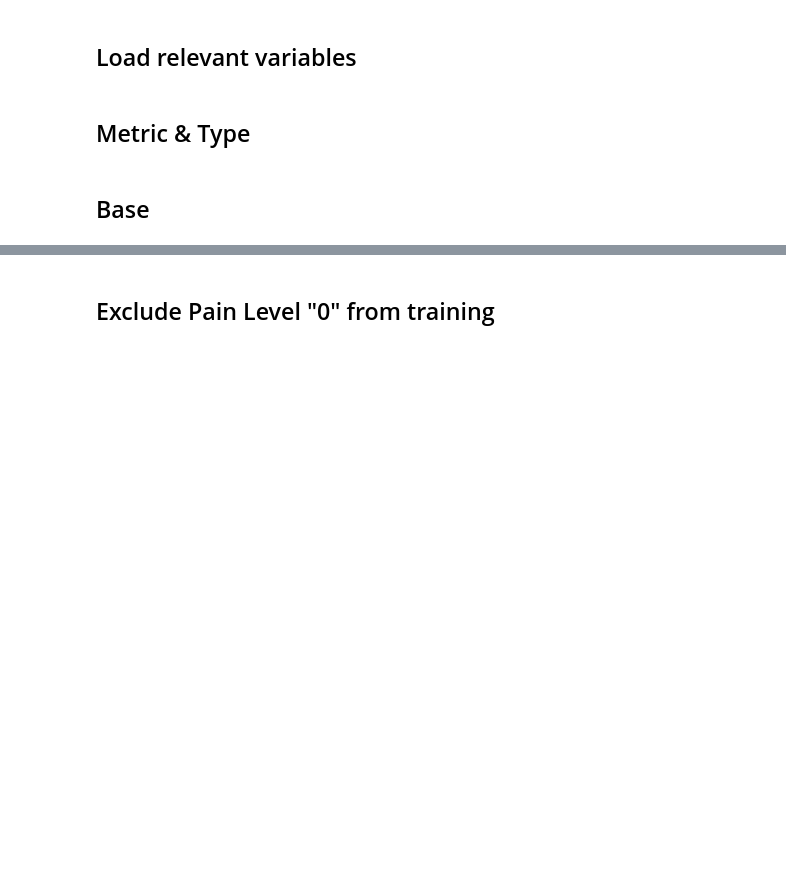
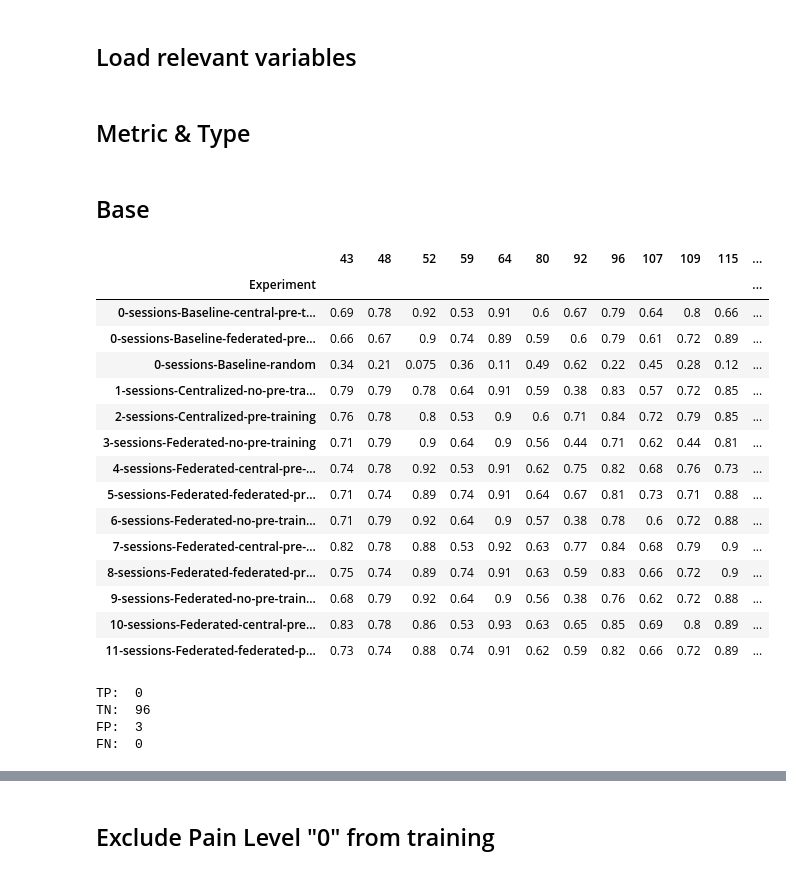
Before and after one commit to ntobis/federated-machine-learning, a Jupyter notebook: Notebooks/Table Preparation.ipynb, the cells around one changed output, grey strips where cells are left out. Cells and saved outputs as stored; diff of their text form; code cells hidden in the pictures; blank space fills up the shorter version.

```diff
--- a/Notebooks/Table Preparation.ipynb
+++ b/Notebooks/Table Preparation.ipynb
@@ -15,7 +15,7 @@ DATA = os.path.join(module_path, 'Data', 'Augmented Data')
 # %% [markdown]
 ## Load relevant variables
 # %%
-pd.options.display.float_format = '{:,.1}'.format
+pd.options.display.float_format = '{:,.2f}'.format
 # %%
 pivot = dL.create_pivot(os.path.join(DATA, 'group_2'), 'Session', 'Person', 'Session')
 subjects = dL.create_pain_df(os.path.join(DATA, 'group_2'))['Person'].unique()
@@ -28,3 +28,24 @@ metric = 'accuracy'
 view_by = 'person'
 # %% [markdown]
 ## Base
+# %%
+EXPERIMENT = os.path.join(RESULTS, 'Original', '123 - Seed 123')
+results['Base'] = rE.results_table(EXPERIMENT, metric, view_by, subjects, pivot)
+results['Base']
+# %% [output]
+|  | 43 | 48 | 52 | 59 | 64 | 80 | 92 | 96 | 107 | 109 | 115 | ... |
+| Experiment |  |  |  |  |  |  |  |  |  |  |  | ... |
+| 0-sessions-Baseline-central-pre-t... | 0.69 | 0.78 | 0.92 | 0.53 | 0.91 | 0.6 | 0.67 | 0.79 | 0.64 | 0.8 | 0.66 | ... |
+| 0-sessions-Baseline-federated-pre... | 0.66 | 0.67 | 0.9 | 0.74 | 0.89 | 0.59 | 0.6 | 0.79 | 0.61 | 0.72 | 0.89 | ... |
+| 0-sessions-Baseline-random | 0.34 | 0.21 | 0.075 | 0.36 | 0.11 | 0.49 | 0.62 | 0.22 | 0.45 | 0.28 | 0.12 | ... |
+| 1-sessions-Centralized-no-pre-tra... | 0.79 | 0.79 | 0.78 | 0.64 | 0.91 | 0.59 | 0.38 | 0.83 | 0.57 | 0.72 | 0.85 | ... |
+| 2-sessions-Centralized-pre-training | 0.76 | 0.78 | 0.8 | 0.53 | 0.9 | 0.6 | 0.71 | 0.84 | 0.72 | 0.79 | 0.85 | ... |
+| 3-sessions-Federated-no-pre-training | 0.71 | 0.79 | 0.9 | 0.64 | 0.9 | 0.56 | 0.44 | 0.71 | 0.62 | 0.44 | 0.81 | ... |
+| 4-sessions-Federated-central-pre-... | 0.74 | 0.78 | 0.92 | 0.53 | 0.91 | 0.62 | 0.75 | 0.82 | 0.68 | 0.76 | 0.73 | ... |
+| 5-sessions-Federated-federated-pr... | 0.71 | 0.74 | 0.89 | 0.74 | 0.91 | 0.64 | 0.67 | 0.81 | 0.73 | 0.71 | 0.88 | ... |
+| 6-sessions-Federated-no-pre-train... | 0.71 | 0.79 | 0.92 | 0.64 | 0.9 | 0.57 | 0.38 | 0.78 | 0.6 | 0.72 | 0.88 | ... |
+| 7-sessions-Federated-central-pre-... | 0.82 | 0.78 | 0.88 | 0.53 | 0.92 | 0.63 | 0.77 | 0.84 | 0.68 | 0.79 | 0.9 | ... |
+| 8-sessions-Federated-federated-pr... | 0.75 | 0.74 | 0.89 | 0.74 | 0.91 | 0.63 | 0.59 | 0.83 | 0.66 | 0.72 | 0.9 | ... |
+| 9-sessions-Federated-no-pre-train... | 0.68 | 0.79 | 0.92 | 0.64 | 0.9 | 0.56 | 0.38 | 0.76 | 0.62 | 0.72 | 0.88 | ... |
+| 10-sessions-Federated-central-pre... | 0.83 | 0.78 | 0.86 | 0.53 | 0.93 | 0.63 | 0.65 | 0.85 | 0.69 | 0.8 | 0.89 | ... |
+| 11-sessions-Federated-federated-p... | 0.73 | 0.74 | 0.88 | 0.74 | 0.91 | 0.62 | 0.59 | 0.82 | 0.66 | 0.72 | 0.89 | ... |
@@ -30,0 +61,11 @@ view_by = 'person'
+# %%
+df_filter = df[(df['Seed'] == 123) & (df['Subject ID'] == 43) & (df['Session'] == 8)]
+print("TP: ", df_filter['TP'].sum())
+print("TN: ", df_filter['TN'].sum())
+print("FP: ", df_filter['FP'].sum())
+print("FN: ", df_filter['FN'].sum())
+# %% [output]
+TP:  0
+TN:  96
+FP:  3
+FN:  0
```
Also changed, not shown: parts of 5 cells of this notebook, 2 other files.
